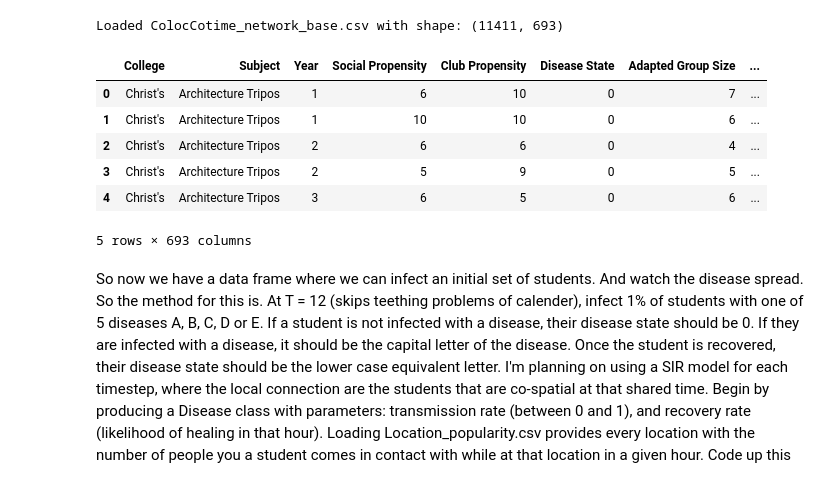
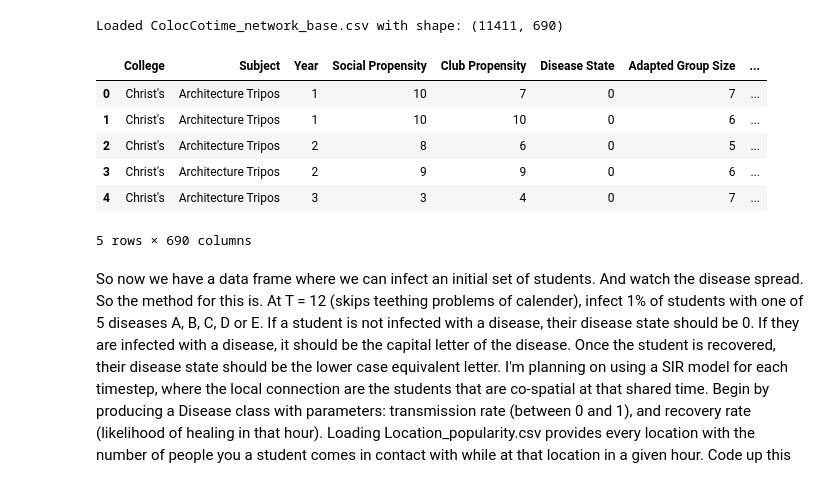
Before and after one commit to JPrince321/FreshersFluCambridge, a Jupyter notebook: Diseasespread.ipynb, the cells around one changed output. Saved outputs shown, nothing was run; the diff lists cells and outputs as text; code cells hidden in the pictures.

```diff
--- a/Diseasespread.ipynb
+++ b/Diseasespread.ipynb
@@ -15,18 +15,18 @@ import random
 from IPython.display import display
 from scipy.stats import truncnorm
 # %%
-df = pd.read_csv('ColocCotime_network_base.csv')
+df = pd.read_csv('test_network_base.csv')
 print("Loaded ColocCotime_network_base.csv with shape:", df.shape)
 df.head()
 # %% [output]
-Loaded ColocCotime_network_base.csv with shape: (11411, 693)
+Loaded ColocCotime_network_base.csv with shape: (11411, 690)
 |  | College | Subject | Year | Social Propensity | Club Propensity | Disease State | Adapted Group Size | ... |
-| 0 | Christ's | Architecture Tripos | 1 | 6 | 10 | 0 | 7 | ... |
+| 0 | Christ's | Architecture Tripos | 1 | 10 | 7 | 0 | 7 | ... |
 | 1 | Christ's | Architecture Tripos | 1 | 10 | 10 | 0 | 6 | ... |
-| 2 | Christ's | Architecture Tripos | 2 | 6 | 6 | 0 | 4 | ... |
-| 3 | Christ's | Architecture Tripos | 2 | 5 | 9 | 0 | 5 | ... |
-| 4 | Christ's | Architecture Tripos | 3 | 6 | 5 | 0 | 6 | ... |
+| 2 | Christ's | Architecture Tripos | 2 | 8 | 6 | 0 | 5 | ... |
+| 3 | Christ's | Architecture Tripos | 2 | 9 | 9 | 0 | 6 | ... |
+| 4 | Christ's | Architecture Tripos | 3 | 3 | 4 | 0 | 7 | ... |
-5 rows × 693 columns
+5 rows × 690 columns
 # %% [markdown]
 So now we have a data frame where we can infect an initial set of students. And watch the disease spread. So the method for this is. At T = 12 (skips teething problems of calender), infect 1% of students with one of 5 diseases A, B, C, D or E. If a student is not infected with a disease, their disease state should be 0. If they are infected with a disease, it should be the capital letter of the disease. Once the student is recovered, their disease state should be the lower case equivalent letter. I'm planning on using a SIR model for each timestep, where the local connection are the students that are co-spatial at that shared time. Begin by producing a Disease class with parameters: transmission rate (between 0 and 1), and recovery rate (likelihood of healing in that hour). Loading Location_popularity.csv provides every location with the number of people you a student comes in contact with while at that location in a given hour. Code up this disease class, and provide a SIR model framework -> moving from time step to time step, updating the assoicated disease column with the correct code.
 # %%
```
Also changed, not shown: parts of 4 cells of this notebook, 9 other files.
